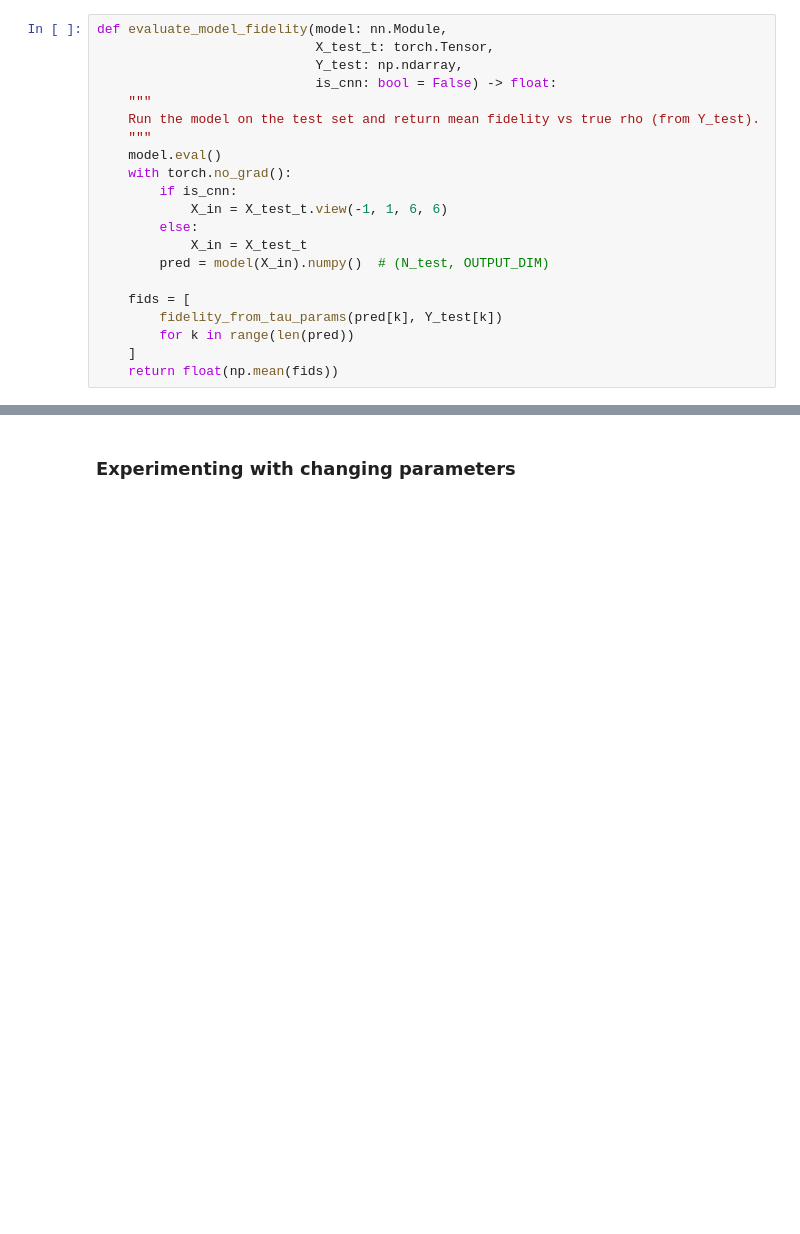
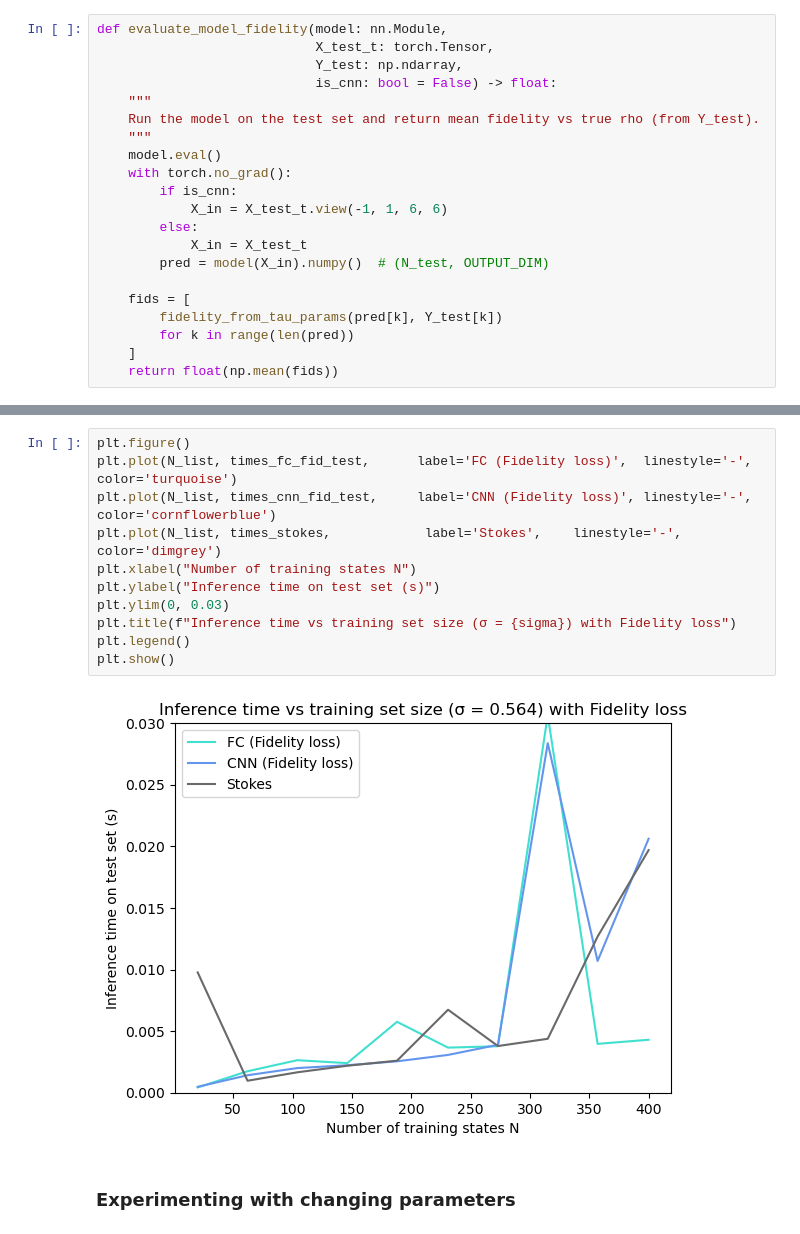
Before and after one commit to Charlow88/Masters-Project, a Jupyter notebook: tasks/NN_predict state_(Week_5)/Full_Notebook.ipynb, the cells around one changed output, grey strips where cells are left out. Saved outputs shown, nothing was run; the diff lists cells and outputs as text; blank space fills up the shorter version.

```diff
--- a/tasks/NN_predict state_(Week_5)/Full_Notebook.ipynb
+++ b/tasks/NN_predict state_(Week_5)/Full_Notebook.ipynb
@@ -567,3 +712,16 @@ plt.show()
+# %%
+plt.figure()
+plt.plot(N_list, times_fc_fid_test,      label='FC (Fidelity loss)',  linestyle='-', color='turquoise')
+plt.plot(N_list, times_cnn_fid_test,     label='CNN (Fidelity loss)', linestyle='-', color='cornflowerblue')
+plt.plot(N_list, times_stokes,            label='Stokes',    linestyle='-', color='dimgrey')
+plt.xlabel("Number of training states N")
+plt.ylabel("Inference time on test set (s)")
+plt.ylim(0, 0.03)
+plt.title(f"Inference time vs training set size (σ = {sigma}) with Fidelity loss")
+plt.legend()
+plt.show()
+# %% [output]
+[figure, added]
 # %% [markdown]
 ### Experimenting with changing parameters
 # %%
```
Also changed, not shown: parts of 6 cells of this notebook, 8 other files.
